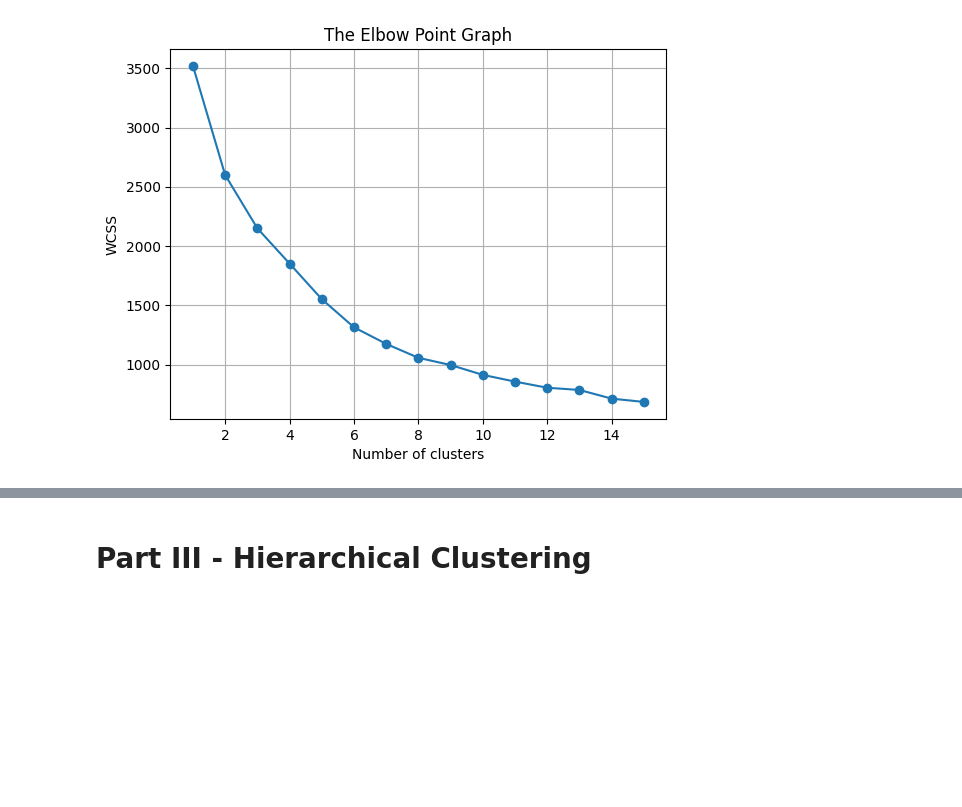
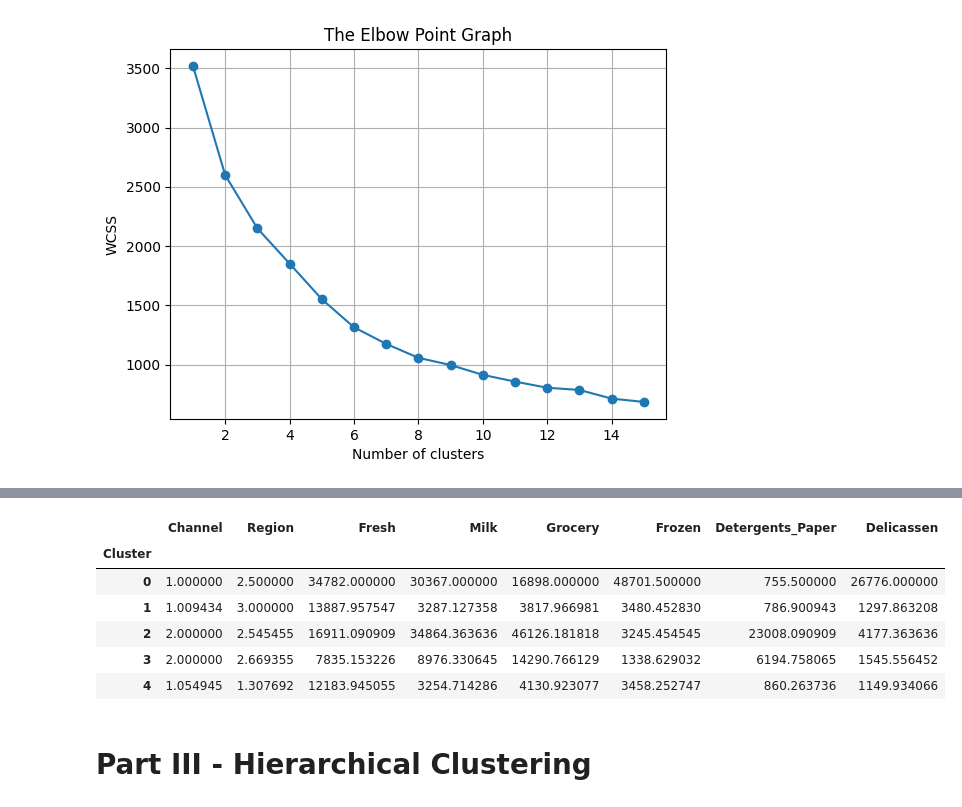
Before and after one commit to Dhru-win/unsupervised_ml_project, a Jupyter notebook: Unsupervised Learning - Project.ipynb, the cells around one changed output, grey strips where cells are left out. Cells and saved outputs as stored; diff of their text form; code cells hidden in the pictures; blank space fills up the shorter version.

```diff
--- a/Unsupervised Learning - Project.ipynb
+++ b/Unsupervised Learning - Project.ipynb
@@ -167,3 +178,14 @@ wholesale_df.head(5)
+# %%
+# getting centroids
+wholesale_df.groupby('Cluster').mean()
+# %% [output]
+|  | Channel | Region | Fresh | Milk | Grocery | Frozen | Detergents_Paper | Delicassen |
+| Cluster |  |  |  |  |  |  |  |  |
+| 0 | 1.000000 | 2.500000 | 34782.000000 | 30367.000000 | 16898.000000 | 48701.500000 | 755.500000 | 26776.000000 |
+| 1 | 1.009434 | 3.000000 | 13887.957547 | 3287.127358 | 3817.966981 | 3480.452830 | 786.900943 | 1297.863208 |
+| 2 | 2.000000 | 2.545455 | 16911.090909 | 34864.363636 | 46126.181818 | 3245.454545 | 23008.090909 | 4177.363636 |
+| 3 | 2.000000 | 2.669355 | 7835.153226 | 8976.330645 | 14290.766129 | 1338.629032 | 6194.758065 | 1545.556452 |
+| 4 | 1.054945 | 1.307692 | 12183.945055 | 3254.714286 | 4130.923077 | 3458.252747 | 860.263736 | 1149.934066 |
 # %% [markdown]
 # Part III - Hierarchical Clustering
 # %% [markdown]
```
Also changed, not shown: parts of 16 cells of this notebook.
